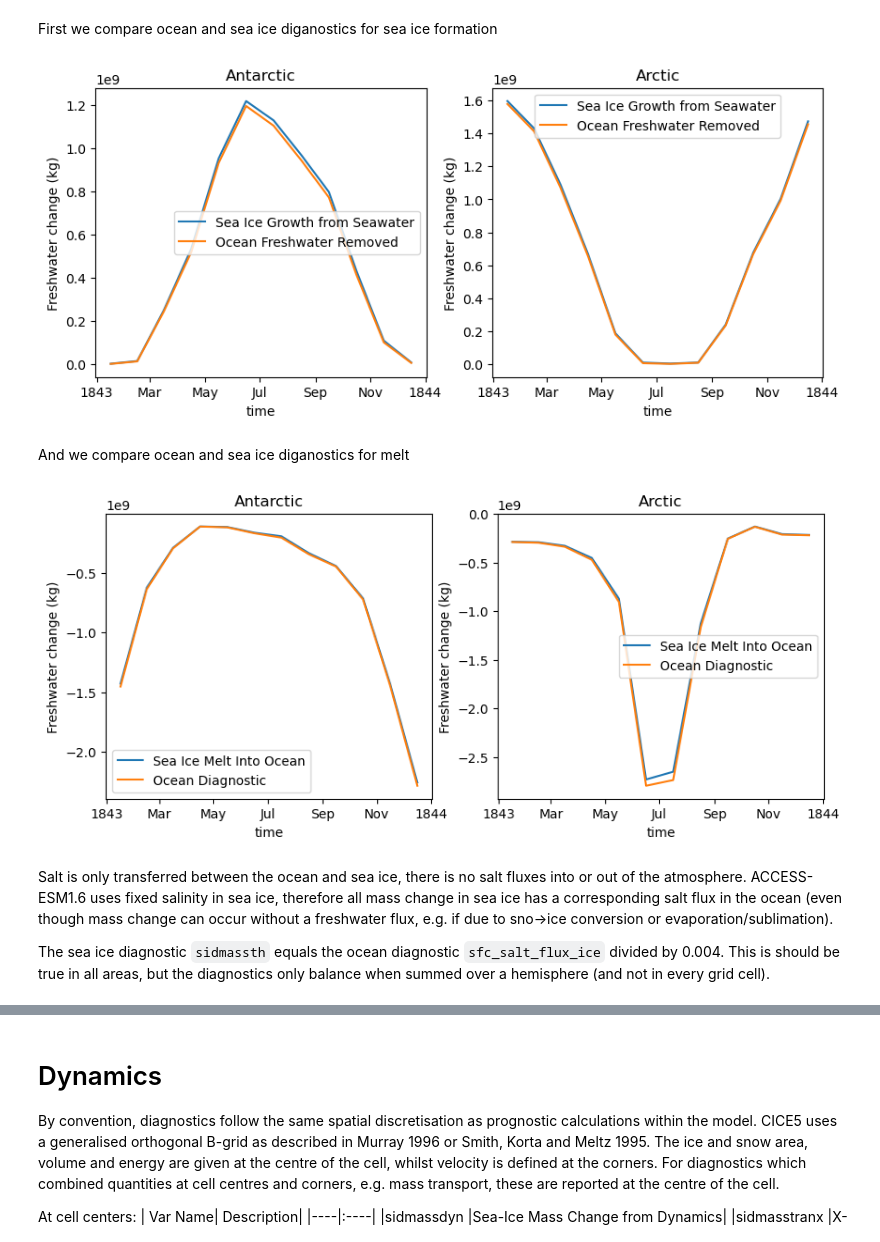
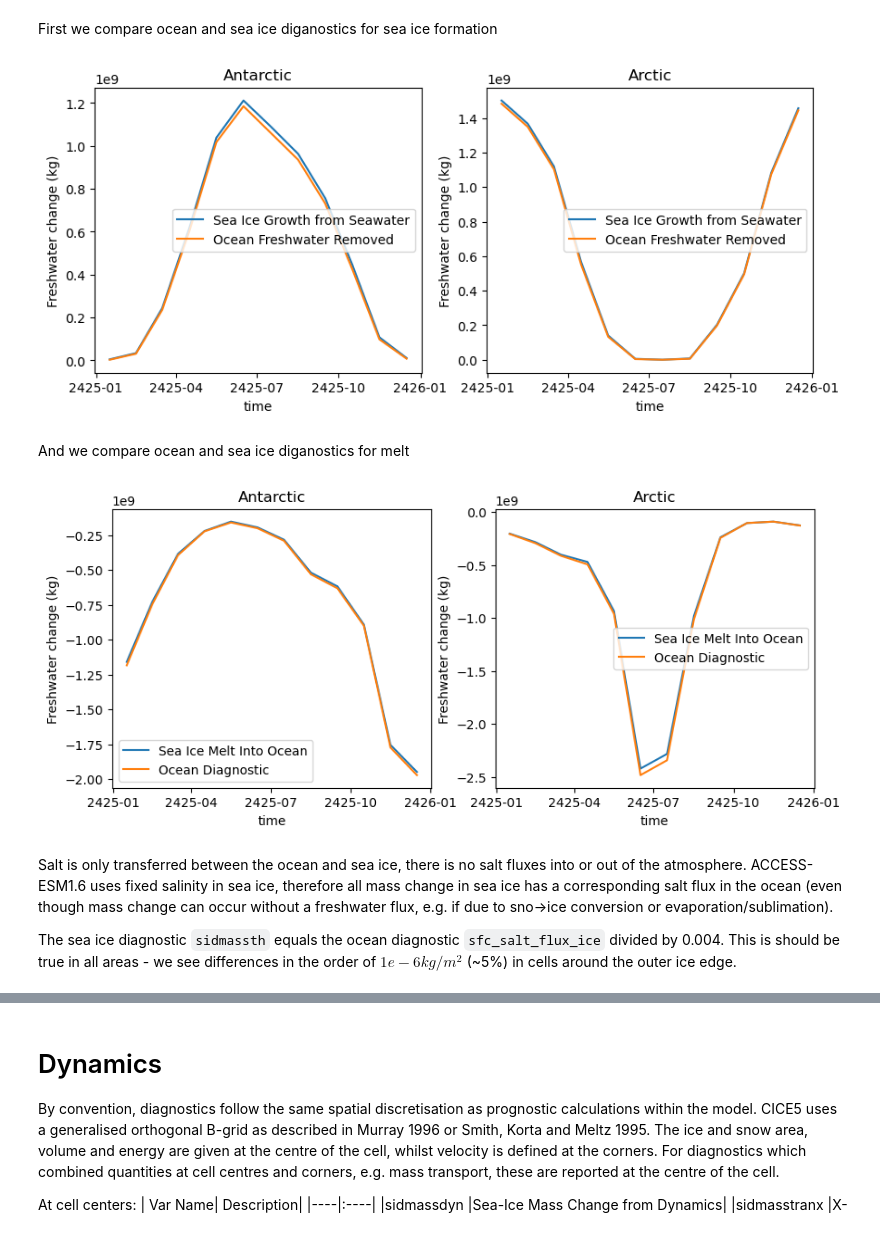
Before and after one commit to ACCESS-NRI/access-esm1.6-configs, a Jupyter notebook: documentation/docs/pages/diagnostics/sea_ice.ipynb, the cells around one changed output, grey strips where cells are left out. Saved outputs shown, nothing was run; the diff lists cells and outputs as text; code cells hidden in the pictures.

```diff
--- a/documentation/docs/pages/diagnostics/sea_ice.ipynb
+++ b/documentation/docs/pages/diagnostics/sea_ice.ipynb
@@ -68,9 +54,9 @@ import xarray as xr
 import cf_xarray
 from matplotlib import pyplot as plt
 # %%
-daily_ds = xr.open_mfdataset(f'{PATH}/ice/iceh-1daily-mean_184*.nc')
+daily_ds = xr.open_mfdataset(f'{PATH}/ice/iceh-1daily-mean_*.nc', decode_times=xr.coders.CFDatetimeCoder(use_cftime=True))
 
-monthly_ds = xr.open_mfdataset(f'{PATH}/ice/iceh-1monthly-mean_184*.nc')
+monthly_ds = xr.open_mfdataset(f'{PATH}/ice/iceh-1monthly-mean_*.nc', decode_times=xr.coders.CFDatetimeCoder(use_cftime=True))
 
 ds = monthly_ds.isel(time=0)
 # %%
@@ -181,9 +189,9 @@ We use split `fsitherm` into `wfimelt` and `wfiform` for water fluxes associated
 
 Open some ocean diagnostics:
 # %%
-wfimelt = xr.open_dataset(f'{PATH}/ocean/ocean-2d-wfimelt-1monthly-mean-ym_1843_01.nc')
-wfiform = xr.open_dataset(f'{PATH}/ocean/ocean-2d-wfiform-1monthly-mean-ym_1843_01.nc')
-ocean_tarea = xr.open_dataset(f'{PATH}/ocean/ocean-2d-area_t.nc')
+wfimelt = xr.open_dataset(f'{PATH}/ocean/ocean-2d-wfimelt-1monthly-mean-ym_2425_01.nc', decode_times=xr.coders.CFDatetimeCoder(use_cftime=True), decode_timedelta=True)
+wfiform = xr.open_dataset(f'{PATH}/ocean/ocean-2d-wfiform-1monthly-mean-ym_2425_01.nc', decode_times=xr.coders.CFDatetimeCoder(use_cftime=True), decode_timedelta=True)
+ocean_tarea = xr.open_dataset(f'{PATH}/ocean/ocean-2d-area_t.nc', decode_times=xr.coders.CFDatetimeCoder(use_cftime=True))
 # %% [markdown]
 First we compare ocean and sea ice diganostics for sea ice formation
 # %%
@@ -202,32 +210,32 @@ for i,hemi in enumerate([sh,nh], start =1):
 
 plt.show()
 # %% [output]
-[figure, old version]
+[figure, new version]
 # %% [markdown]
 And we compare ocean and sea ice diganostics for melt
 # %%
 plt.figure(figsize=(10,4))
 for i,hemi in enumerate([sh,nh], start =1):
     plt.subplot(1,2,i)
     ((
-     - monthly_ds.sisndmassmelt * monthly_ds.siconc # intensive -> extensive
-     - monthly_ds.sidmassmelttop
-     - monthly_ds.sidmassmeltbot
-     - monthly_ds.sidmassmeltlat
+     monthly_ds.sisndmassmelt
+     + monthly_ds.sidmassmelttop
+     + monthly_ds.sidmassmeltbot
+     + monthly_ds.sidmassmeltlat
      )*monthly_ds.tarea).sel(nj=hemi['slice']).sum(['ni','nj']).plot(label='Sea Ice Melt Into Ocean')
 
     (-1*wfimelt.wfimelt*ocean_tarea.area_t
         ).isel(yt_ocean=hemi['slice']).sum(['xt_ocean','yt_ocean']).plot(label='Ocean Diagnostic')
 
     plt.legend()
     plt.ylabel('Freshwater change (kg)')
     plt.title(hemi['title'])
 
 plt.show()
 # %% [output]
-[figure, old version]
+[figure, new version]
 # %% [markdown]
 Salt is only transferred between the ocean and sea ice, there is no salt fluxes into or out of the atmosphere. ACCESS-ESM1.6 uses fixed salinity in sea ice, therefore all mass change in sea ice has a corresponding salt flux in the ocean (even though mass change can occur without a freshwater flux, e.g. if due to sno->ice conversion or evaporation/sublimation).
 
-The sea ice diagnostic `sidmassth` equals the ocean diagnostic `sfc_salt_flux_ice` divided by 0.004. This is should be true in all areas, but the diagnostics only balance when summed over a hemisphere (and not in every grid cell).
+The sea ice diagnostic `sidmassth` equals the ocean diagnostic `sfc_salt_flux_ice` divided by 0.004. This is should be true in all areas - we see differences in the order of $ 1e-6 kg/m^2 $ (~5%) in cells around the outer ice edge.
 # %%
```
Also changed, not shown: parts of 29 cells of this notebook.
